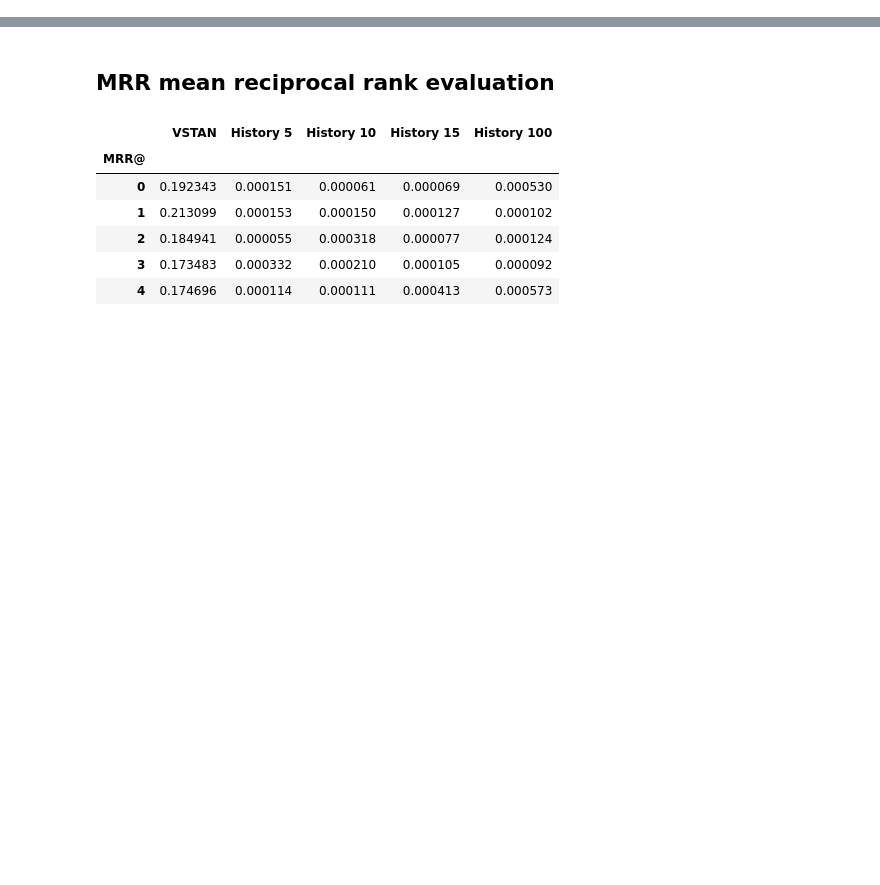
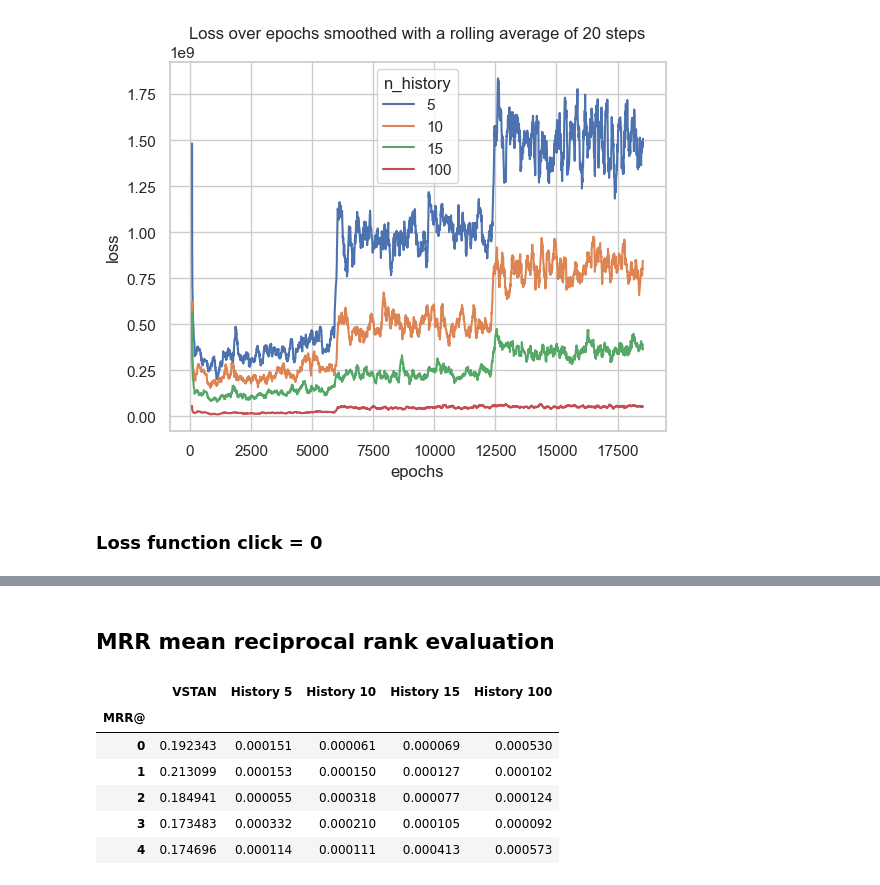
Before and after one commit to meeslindhout/Master-Thesis-Project---Cold-Start-Recommender-System-Session-based, a Jupyter notebook: results analysed.ipynb, the cells around one changed output, grey strips where cells are left out. Saved outputs shown, nothing was run; the diff lists cells and outputs as text; code cells hidden in the pictures; blank space fills up the shorter version.

```diff
--- a/results analysed.ipynb
+++ b/results analysed.ipynb
@@ -4,0 +80,20 @@ import matplotlib.pyplot as plt
+# %%
+# add a rolling average (100 steps average)
+experiment1['rolling_average'] = experiment1.groupby('n_history')['loss'].transform(lambda x: x.rolling(window=20, min_periods=1).mean())
+
+sns.lineplot(data=experiment1, x='step', y='rolling_average', hue='n_history')
+# set y-axis name to 'loss'
+plt.ylabel('loss')
+
+# set x-axis name to 'epochs'
+plt.xlabel('epochs')
+
+# set the title of the plot
+plt.title('Loss over epochs smoothed with a rolling average of 20 steps')
+
+# save the plot as a .png file
+plt.savefig(plot_save_path + 'loss_vs_epochs.png', dpi=300)
+# %% [output]
+[figure, added]
+# %% [markdown]
+### Loss function click = 0
```
Also changed, not shown: parts of 19 cells of this notebook.
